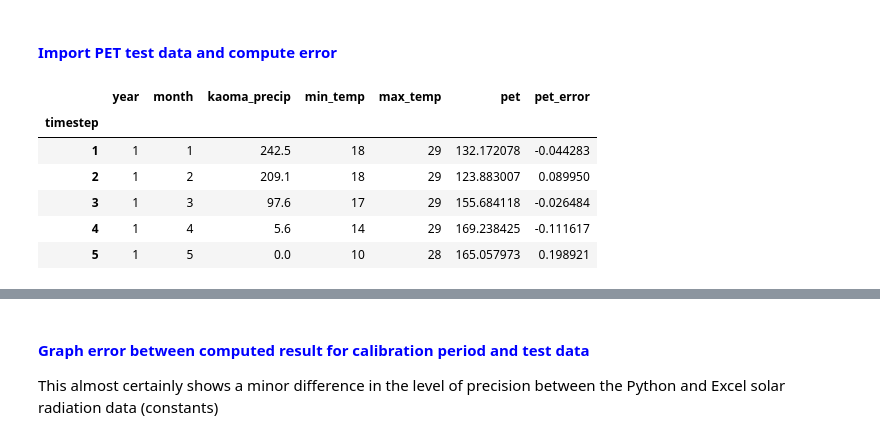
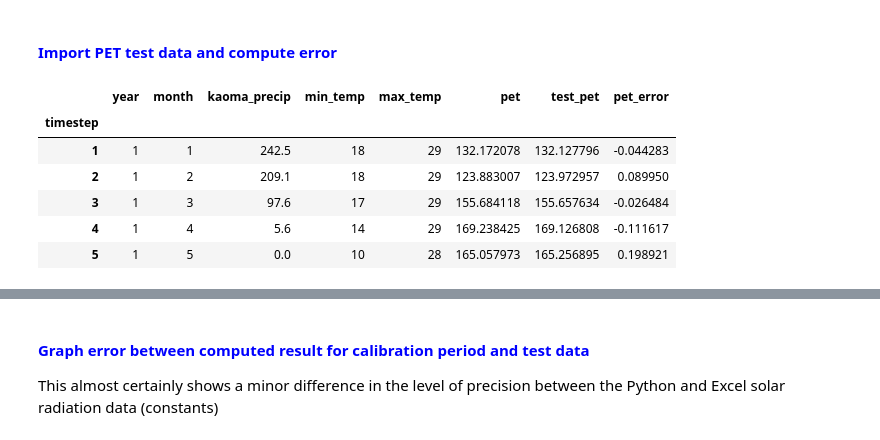
Before and after one commit to jolszew2/Iolanda, a Jupyter notebook: Iolanda_Streamflow.ipynb, the cells around one changed output, grey strips where cells are left out. Saved outputs shown, nothing was run; the diff lists cells and outputs as text; code cells hidden in the pictures.

```diff
--- a/Iolanda_Streamflow.ipynb
+++ b/Iolanda_Streamflow.ipynb
@@ -45,5 +39,32 @@ def hargreaves_pet(month, precip, tmin, tmax):
+# %%
+def hargreaves_pet_by_df(df):
+    #returns potential evaportranspiration (pet) in mm / month
+    #requires pandas dataframe with columns: 'month' as numeric value [1, 12], 'min_temp' in celsius), 'max_temp' in celsius, 'kaoma precip' in mm columns, solar radition data must be adjusted with latitude
+    for row, index in df.iterrows():
+        #df.loc[index,'pet'] = hargreaves_pet(row['kaoma_precip'], row['min_temp'], row['max_temp'], row['month'])
+        df.at[index,'pet'] = hargreaves_pet(row['kaoma_precip'], row['min_temp'], row['max_temp'], row['month'])
+    return df
+
+def hargreaves_pet_by_row(row):
+    #returns potential evaportranspiration (pet) in mm
+    #requires pandas dataframe row data with 'month' as numeric value [1, 12], 'min_temp' in celsius), 'max_temp' in celsius, 'kaoma precip' in mm columns, solar radition data must be adjusted with latitude
+    days_in_month = { 1:31, 2:28.25, 3:31, 4:30, 5:31, 6:30, 7:31, 8:31, 9:30, 10:31, 11:30, 12:31}
+    solar_radiation = { 1:40.78633, 2:40.42933, 3:38.79340, 4:35.37665, 5:31.03136, 6:27.67673, 7:26.88898, 8:29.01258, 9:32.99424, 10:36.96884, 11:39.50619, 12:40.52807}
+    daily_pet = 0.0013 * 0.408 * solar_radiation[row['month']] * ((row['min_temp'] + row['max_temp']) / 2.0 + 17) * ((row['max_temp'] - row['min_temp']) - 0.0123 * row['kaoma_precip'])**0.76
+    return daily_pet * days_in_month[row['month']]
+
+def hargreaves_pet(precip, min_temp, max_temp, month):
+    #returns potential evaportranspiration (pet) in mm
+    #requires precip in mm, min_temp in celsius, max_temp in celsius, month as a numeric value [1, 12]
+    days_in_month = { 1:31, 2:28.25, 3:31, 4:30, 5:31, 6:30, 7:31, 8:31, 9:30, 10:31, 11:30, 12:31}
+    solar_radiation = { 1:40.8, 2:40.4, 3:38.8, 4:35.4, 5:31, 6:27.7, 7:26.9, 8:29, 9:33, 10:37, 11:39.5, 12:40.5}
+    daily_pet = 0.0013 * 0.408 * solar_radiation[month] * ((min_temp + max_temp) / 2 + 17) * ((max_temp - min_temp) - 0.0123 * precip)**0.76
+    return daily_pet * days_in_month[month]
 # %% [markdown]
 #### <font color=blue> Compute PET for calibration period </font>
 # %%
 for index, row in calibration_df.iterrows():
-    calibration_df.at[index,'pet'] = hargreaves_pet(row['month'], row['kaoma_precip'], row['min_temp'], row['max_temp'])
+    calibration_df.at[index,'pet'] = hargreaves_pet(row['kaoma_precip'], row['min_temp'], row['max_temp'], row['month'])
+#calibration_df = hargreaves_pet_by_df(calibration_df)
+#calibration_df['pet'] = calibration_df.apply(lambda row: hargreaves_pet_by_row(row), axis = 1)
+calibration_df.head()
@@ -50,18 +79,18 @@ for index, row in calibration_df.iterrows():
 # %% [markdown]
 #### <font color=blue> Import PET test data and compute error </font>
 # %%
-pet_df = pd.read_csv("Inputs/Calibration/pet.csv")
-pet_df.set_index('timestep', inplace=True)
-pet_df = pet_df.rename(columns = {'pet':'test_pet'})
-pet_error_df = calibration_df.merge(pet_df.drop(['year', 'month'], axis=1), how='left', on='timestep')
+pet_test_df = pd.read_csv("Inputs/Calibration/pet.csv")
+pet_test_df.set_index('timestep', inplace=True)
+pet_test_df = pet_test_df.rename(columns = {'pet':'test_pet'})
+pet_error_df = calibration_df.merge(pet_test_df.drop(['year', 'month'], axis=1), how='left', on='timestep')
 for index, row in pet_error_df.iterrows():
-    calibration_df.at[index,'pet_error'] = row['test_pet'] - row['pet']
-calibration_df.head()
+    pet_error_df.at[index,'pet_error'] = row['test_pet'] - row['pet']
+pet_error_df.head()
 # %% [output]
-|  | year | month | kaoma_precip | min_temp | max_temp | pet | pet_error |
-| timestep |  |  |  |  |  |  |  |
-| 1 | 1 | 1 | 242.5 | 18 | 29 | 132.172078 | -0.044283 |
-| 2 | 1 | 2 | 209.1 | 18 | 29 | 123.883007 | 0.089950 |
-| 3 | 1 | 3 | 97.6 | 17 | 29 | 155.684118 | -0.026484 |
-| 4 | 1 | 4 | 5.6 | 14 | 29 | 169.238425 | -0.111617 |
-| 5 | 1 | 5 | 0.0 | 10 | 28 | 165.057973 | 0.198921 |
+|  | year | month | kaoma_precip | min_temp | max_temp | pet | test_pet | pet_error |
+| timestep |  |  |  |  |  |  |  |  |
+| 1 | 1 | 1 | 242.5 | 18 | 29 | 132.172078 | 132.127796 | -0.044283 |
+| 2 | 1 | 2 | 209.1 | 18 | 29 | 123.883007 | 123.972957 | 0.089950 |
+| 3 | 1 | 3 | 97.6 | 17 | 29 | 155.684118 | 155.657634 | -0.026484 |
+| 4 | 1 | 4 | 5.6 | 14 | 29 | 169.238425 | 169.126808 | -0.111617 |
+| 5 | 1 | 5 | 0.0 | 10 | 28 | 165.057973 | 165.256895 | 0.198921 |
```
Also changed, not shown: parts of 45 cells of this notebook.
